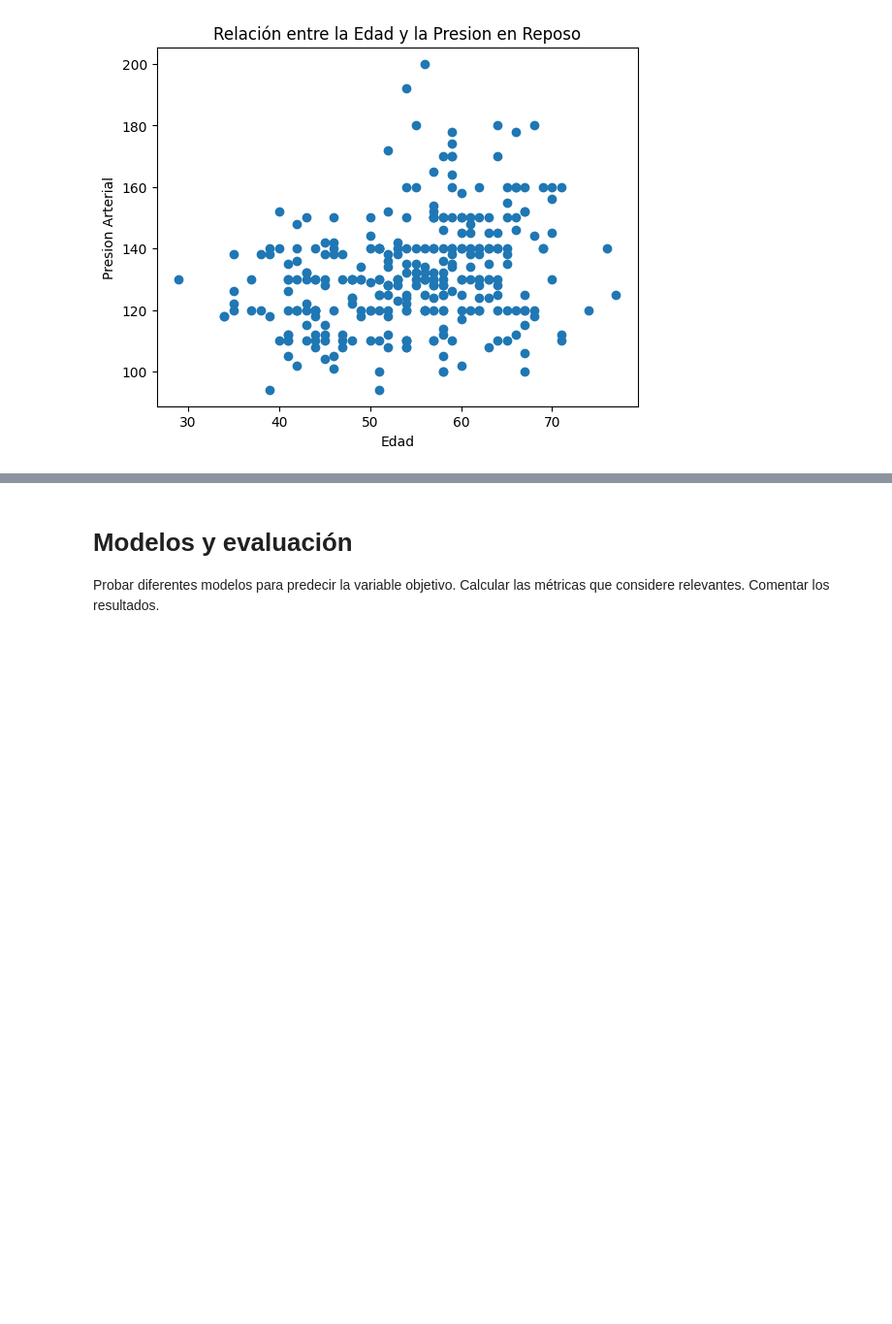
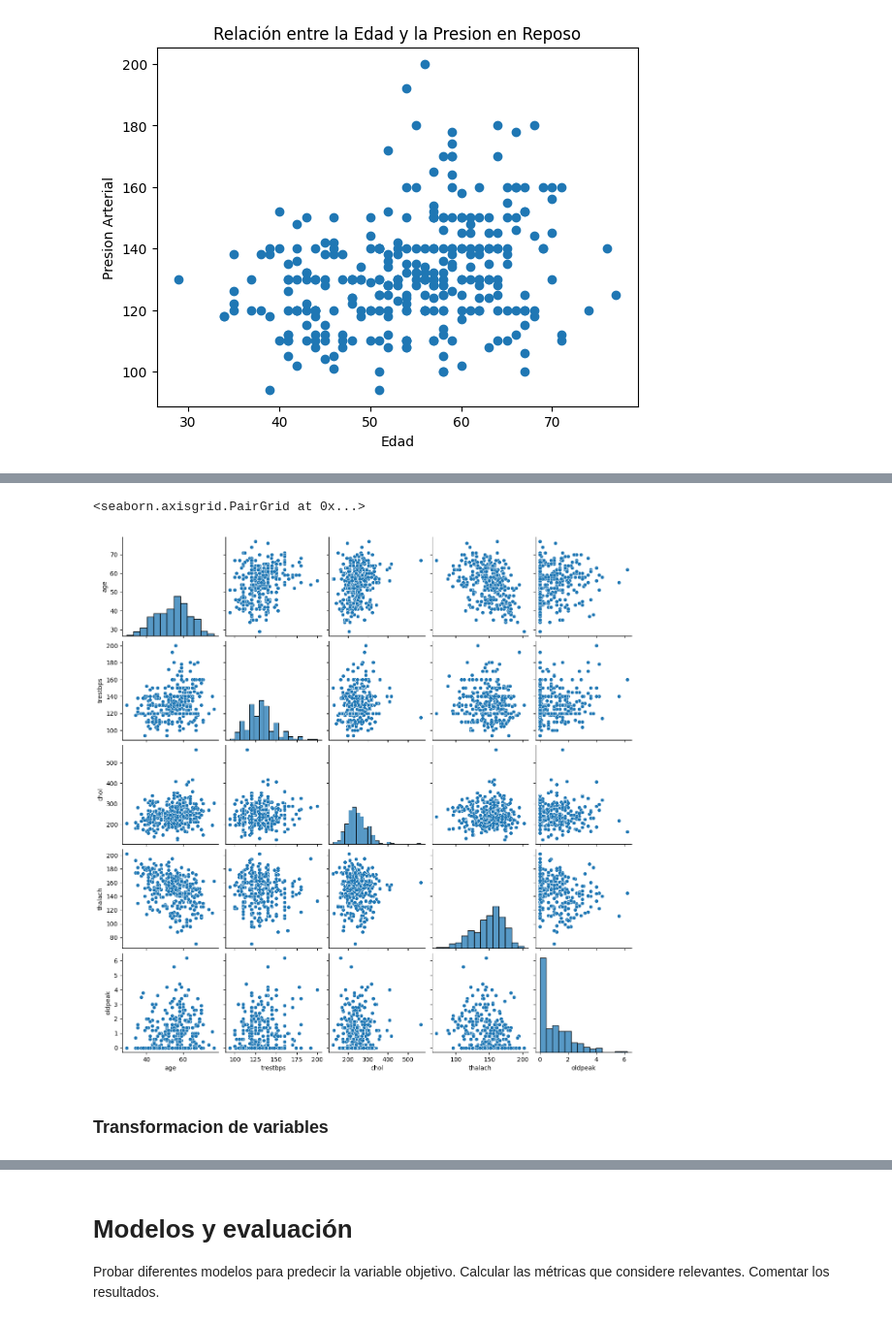
Before and after one commit to LeandroAlbachiaro/intro_ia, a Jupyter notebook: tp_integrador_enunciado/template_tp_integrador_dataset.ipynb, the cells around one changed output, grey strips where cells are left out. Shown at 97% size. Saved outputs shown, nothing was run; the diff lists cells and outputs as text; code cells hidden in the pictures; blank space fills up the shorter version.

```diff
--- a/tp_integrador_enunciado/template_tp_integrador_dataset.ipynb
+++ b/tp_integrador_enunciado/template_tp_integrador_dataset.ipynb
@@ -175,0 +164,11 @@ Text(0.5, 1.0, 'Matriz de correlación')
+# %%
+# Realizar las transformaciones necesarias en el DataFrame
+df['sex'] = df['sex'].astype('category')  # Convertir 'sex' en variable categórica
+df['cp'] = df['cp'].astype('category')  # Convertir 'cp' en variable categórica
+df['fbs'] = df['fbs'].astype('category')  # Convertir 'fbs' en variable categórica
+df['restecg'] = df['restecg'].astype('category')  # Convertir 'restecg' en variable categórica
+df['exang'] = df['exang'].astype('category')  # Convertir 'exang' en variable categórica
+df['slope'] = df['slope'].astype('category')  # Convertir 'slope' en variable categórica
+df['ca'] = df['ca'].astype('category')  # Convertir 'ca' en variable categórica
+df['thal'] = df['thal'].astype('category')  # Convertir 'thal' en variable categórica
+df['num'] = df['num'].astype('category')  # Convertir 'num' en variable categórica
@@ -175,0 +209,7 @@ Text(0.5, 1.0, 'Matriz de correlación')
+# %%
+sns.pairplot(df)
+# %% [output]
+<seaborn.axisgrid.PairGrid at 0x...>
+[figure, added]
+# %% [markdown]
+### Transformacion de variables
```
Also changed, not shown: parts of 37 cells of this notebook, 1 other file.
